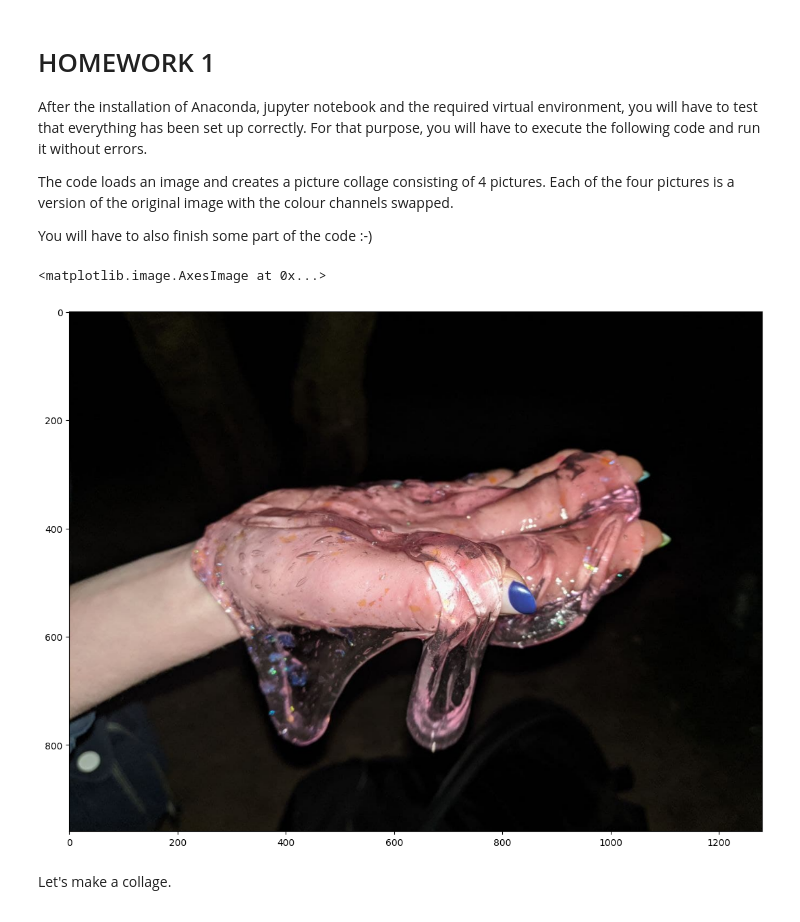
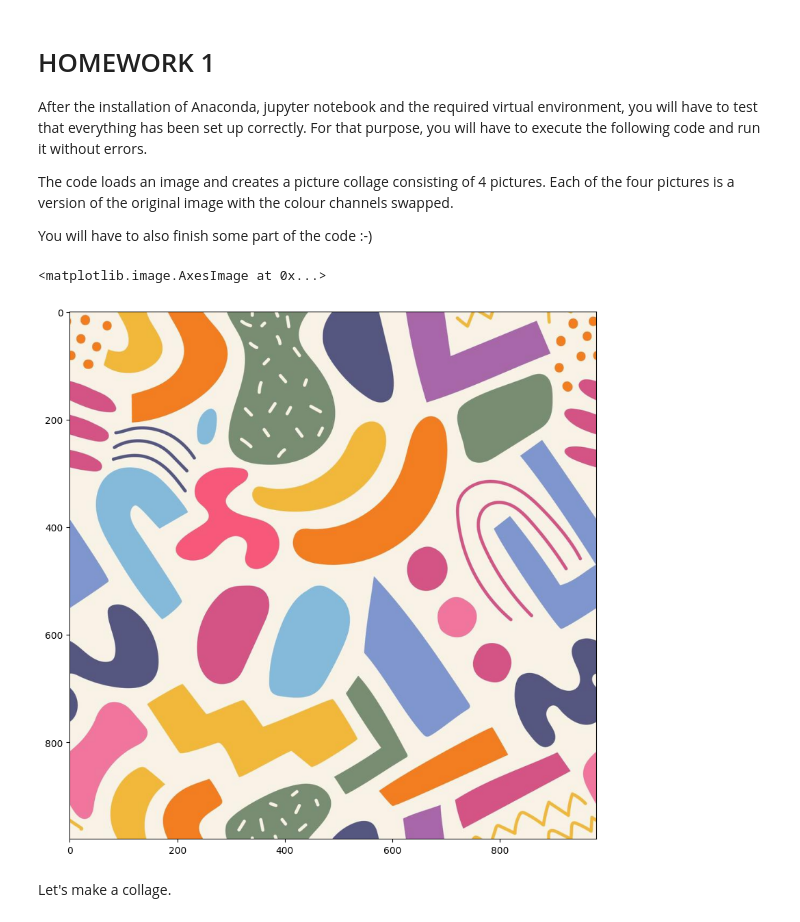
Before and after one commit to f1oldude/rb-cv-course, a Jupyter notebook: lesson_1/homework/Homework.ipynb, the cells around one changed output. Drawn from its saved outputs; the diff is of its cells as text; code cells hidden in the pictures.

```diff
--- a/lesson_1/homework/Homework.ipynb
+++ b/lesson_1/homework/Homework.ipynb
@@ -13,14 +13,14 @@ from matplotlib import pyplot as plt
 plt.rcParams['figure.figsize'] = [15, 10]
 # %%
 # Load an image (you can freely chose any image you like)
-img = cv2.imread("photo.jpg")
+img = cv2.imread("tile.jpg")
 # Convert it to RGB
 img = cv2.cvtColor(img, cv2.COLOR_BGR2RGB)
 # Plot it
 plt.imshow(img)
 # %% [output]
 <matplotlib.image.AxesImage at 0x...>
-[figure, old version]
+[figure, new version]
 # %% [markdown]
 Let's make a collage.
 # %%
```
Also changed, not shown: parts of 1 cell of this notebook, 2 other files.
